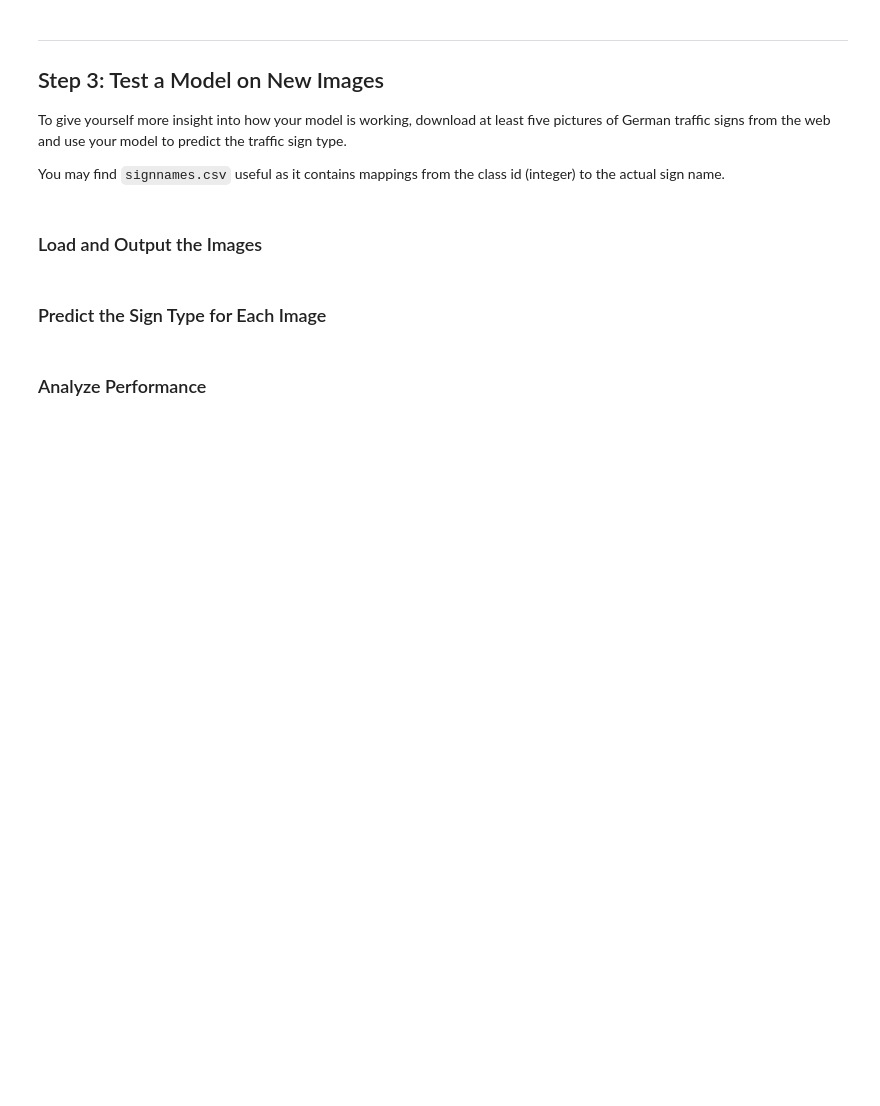
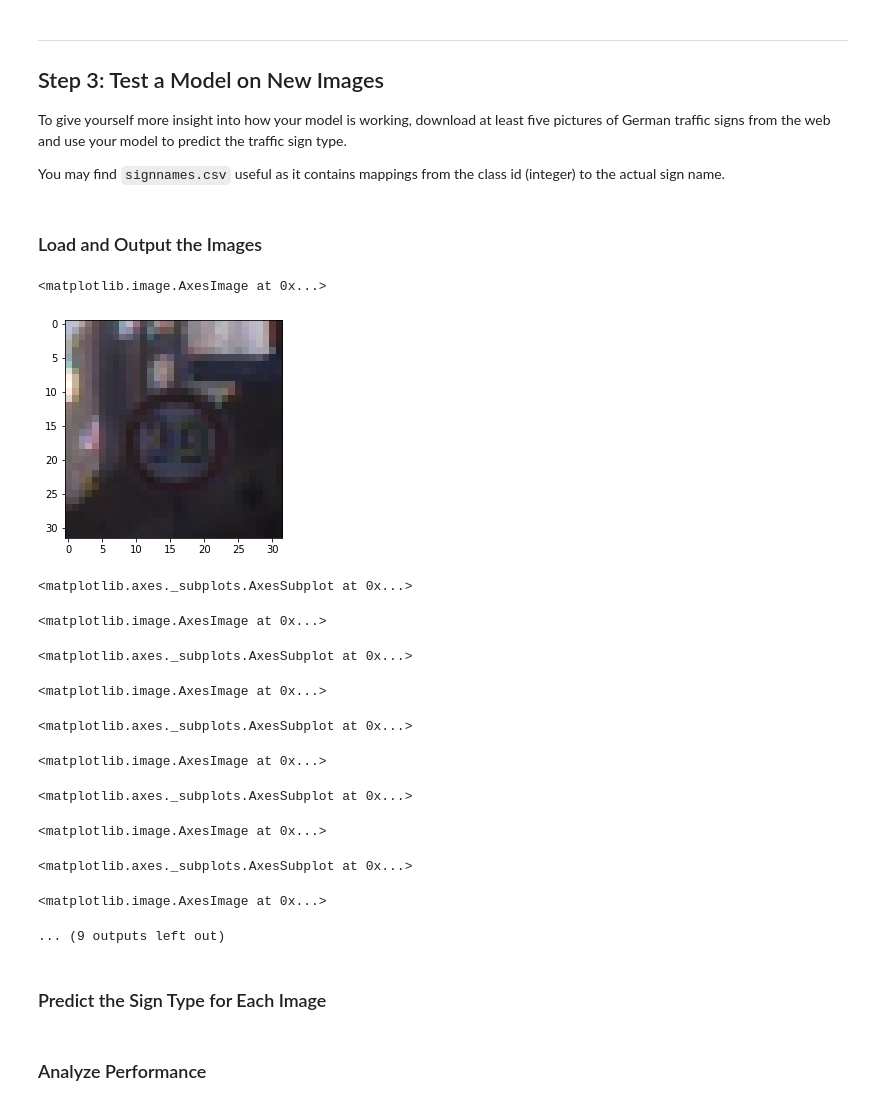
Before and after one commit to udacity/CarND-Traffic-Sign-Classifier-Project, a Jupyter notebook: Traffic_Sign_Classifier.ipynb, the cells around one changed output. Cells and saved outputs as stored; diff of their text form; code cells hidden in the pictures; blank space fills up the shorter version.

```diff
--- a/Traffic_Sign_Classifier.ipynb
+++ b/Traffic_Sign_Classifier.ipynb
@@ -154,3 +625,57 @@ You may find `signnames.csv` useful as it contains mappings from the class id (i
+# %%
+
+### Preprocess the data here.
+### Feel free to use as many code cells as needed.
+
+def random_transform(img, max_angle, scale_range):
+    """Apply some random transform (rotation + scaling) to an image.
+
+    Sample uniformly the transformation parameters.
+    Used for data augmentation when converting to TFRecords.
+    """
+    rows, cols, chs = img.shape
+
+    # Rotation and scaling. Note: reverse axis on OpenCV
+    angle = np.random.uniform(low=-max_angle, high=max_angle)
+    rot_matrix = cv2.getRotationMatrix2D((cols / 2, rows / 2), angle, 1.)
+    img = cv2.warpAffine(img, rot_matrix, (cols, rows),
+                         flags=cv2.INTER_LINEAR,
+                         borderMode=cv2.BORDER_REFLECT_101)
+
+    # Scaling matrix: keep image centered after scaled.
+    scale_x = np.random.uniform(low=scale_range[0], high=scale_range[1])
+    scale_y = np.random.uniform(low=scale_range[0], high=scale_range[1])
+    scale_matrix = np.array([[scale_x, 0., (1. - scale_x) * cols / 2.],
+                             [0., scale_y, (1. - scale_y) * rows / 2.]],
+                            dtype=np.float32)
+    img = cv2.warpAffine(img, scale_matrix, (cols, rows),
+                         flags=cv2.INTER_LINEAR,
+                         borderMode=cv2.BORDER_REFLECT_101)
+    return img
+
+idx = 2400
+plt.imshow(train['features'][idx])
+plt.show()
+
+nb_plots = 3
+for i in range(nb_plots**2):
+    plt.subplot(nb_plots, nb_plots, i+1)
+    plt.imshow(random_transform(train['features'][idx], 20., [0.6, 1.4]))
+plt.show()
+# %% [output]
+<matplotlib.image.AxesImage at 0x...>
+[figure, added]
+<matplotlib.axes._subplots.AxesSubplot at 0x...>
+<matplotlib.image.AxesImage at 0x...>
+<matplotlib.axes._subplots.AxesSubplot at 0x...>
+<matplotlib.image.AxesImage at 0x...>
+<matplotlib.axes._subplots.AxesSubplot at 0x...>
+<matplotlib.image.AxesImage at 0x...>
+<matplotlib.axes._subplots.AxesSubplot at 0x...>
+<matplotlib.image.AxesImage at 0x...>
+<matplotlib.axes._subplots.AxesSubplot at 0x...>
+<matplotlib.image.AxesImage at 0x...>
+... (9 outputs left out)
 # %% [markdown]
 ### Predict the Sign Type for Each Image
 # %%
```
Also changed, not shown: parts of 27 cells of this notebook.
